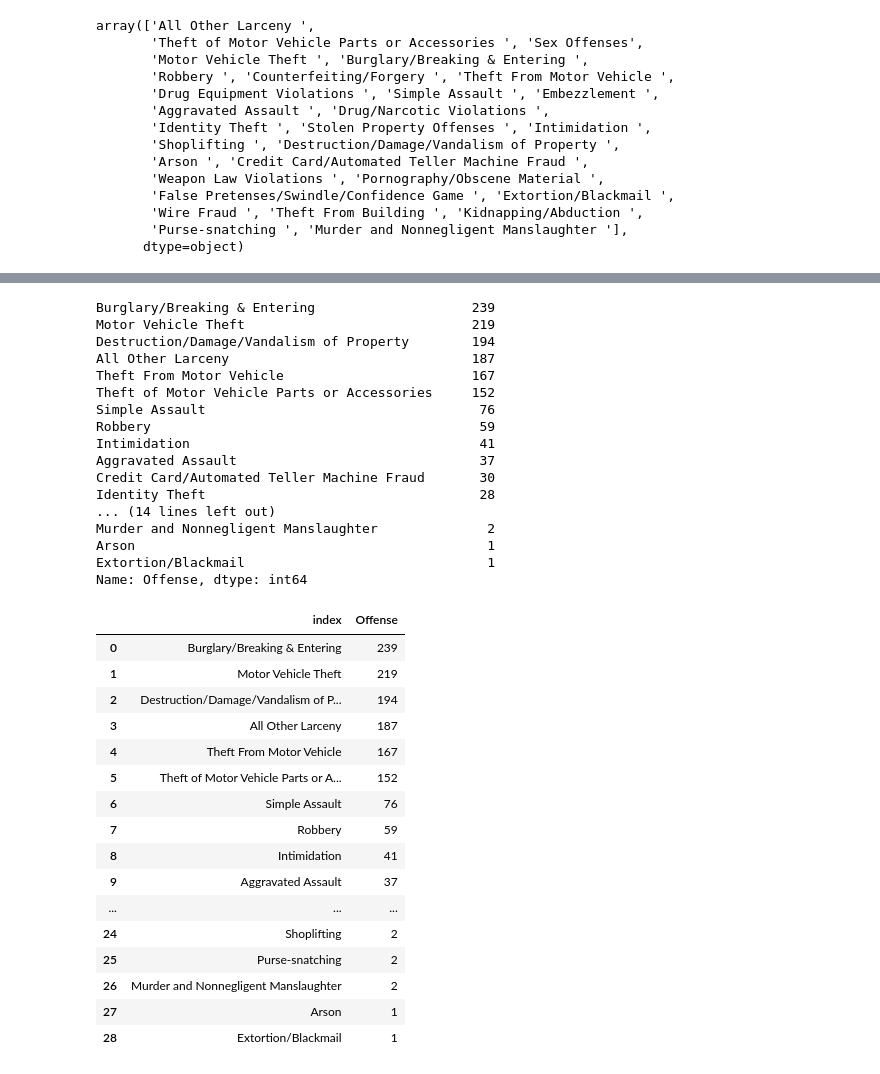
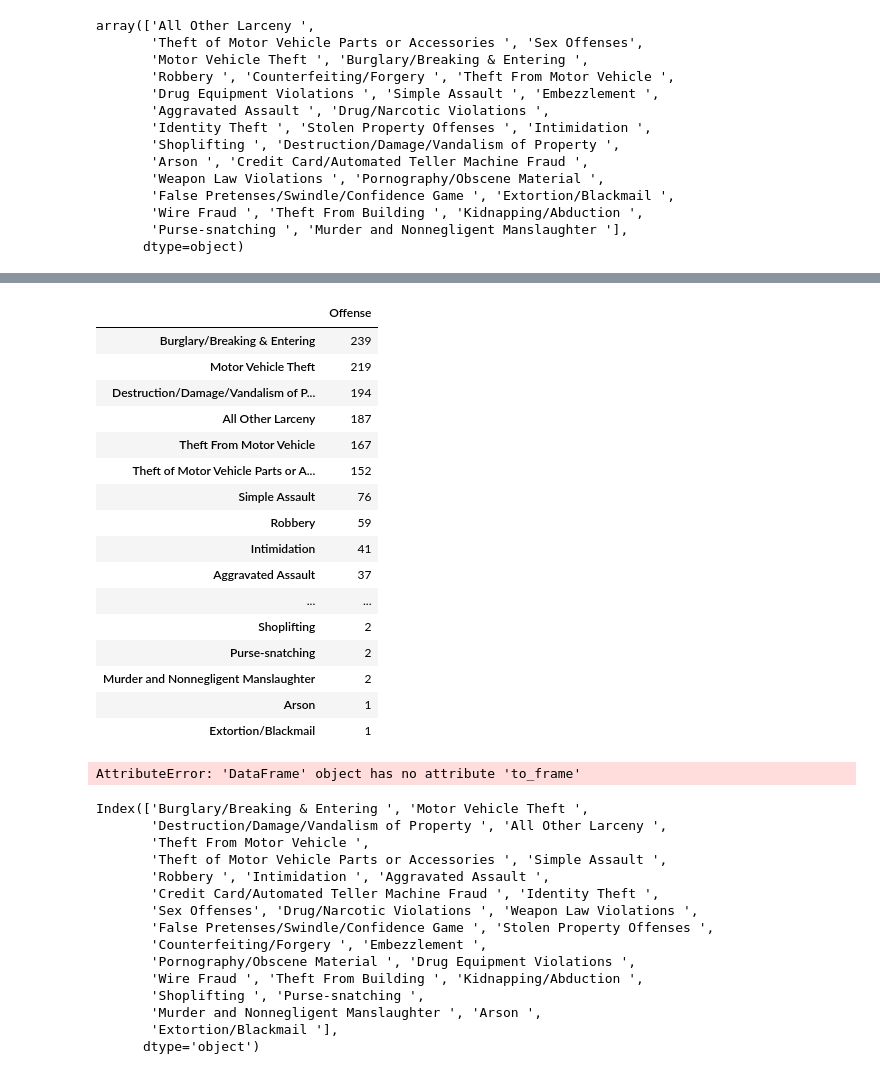
Before and after one commit to chrisolwell/MPLSCrime, a Jupyter notebook: mplsCrime.ipynb, the cells around one changed output, grey strips where cells are left out. Saved outputs shown, nothing was run; the diff lists cells and outputs as text; code cells hidden in the pictures.

```diff
--- a/mplsCrime.ipynb
+++ b/mplsCrime.ipynb
@@ -546,46 +563,47 @@ array(['All Other Larceny ',
 # %%
-standish_counts_df=standish_df.Offense.value_counts()
+standish_counts_df=standish_df.Offense.value_counts().to_frame()
 standish_counts_df
 # %% [output]
-Burglary/Breaking & Entering                    239
-Motor Vehicle Theft                             219
-Destruction/Damage/Vandalism of Property        194
-All Other Larceny                               187
-Theft From Motor Vehicle                        167
-Theft of Motor Vehicle Parts or Accessories     152
-Simple Assault                                   76
-Robbery                                          59
-Intimidation                                     41
-Aggravated Assault                               37
-Credit Card/Automated Teller Machine Fraud       30
-Identity Theft                                   28
-... (14 lines left out)
-Murder and Nonnegligent Manslaughter              2
-Arson                                             1
-Extortion/Blackmail                               1
-Name: Offense, dtype: int64
+|  | Offense |
+| Burglary/Breaking & Entering | 239 |
+| Motor Vehicle Theft | 219 |
+| Destruction/Damage/Vandalism of P... | 194 |
+| All Other Larceny | 187 |
+| Theft From Motor Vehicle | 167 |
+| Theft of Motor Vehicle Parts or A... | 152 |
+| Simple Assault | 76 |
+| Robbery | 59 |
+| Intimidation | 41 |
+| Aggravated Assault | 37 |
+| ... | ... |
+| Shoplifting | 2 |
+| Purse-snatching | 2 |
+| Murder and Nonnegligent Manslaughter | 2 |
+| Arson | 1 |
+| Extortion/Blackmail | 1 |
 # %%
-new_df=standish_counts_df.to_frame().reset_index()
+new_df=standish_counts_df.to_frame()
 new_df
 # %% [output]
-|  | index | Offense |
-| 0 | Burglary/Breaking & Entering | 239 |
-| 1 | Motor Vehicle Theft | 219 |
-| 2 | Destruction/Damage/Vandalism of P... | 194 |
-| 3 | All Other Larceny | 187 |
-| 4 | Theft From Motor Vehicle | 167 |
-| 5 | Theft of Motor Vehicle Parts or A... | 152 |
-| 6 | Simple Assault | 76 |
-| 7 | Robbery | 59 |
-| 8 | Intimidation | 41 |
-| 9 | Aggravated Assault | 37 |
-| ... | ... | ... |
-| 24 | Shoplifting | 2 |
-| 25 | Purse-snatching | 2 |
-| 26 | Murder and Nonnegligent Manslaughter | 2 |
-| 27 | Arson | 1 |
-| 28 | Extortion/Blackmail | 1 |
+AttributeError: 'DataFrame' object has no attribute 'to_frame'
 # %%
 x_axis=new_df.index
 y_axis=new_df.Offense
+x_axis
+# %% [output]
+Index(['Burglary/Breaking & Entering ', 'Motor Vehicle Theft ',
+       'Destruction/Damage/Vandalism of Property ', 'All Other Larceny ',
+       'Theft From Motor Vehicle ',
+       'Theft of Motor Vehicle Parts or Accessories ', 'Simple Assault ',
+       'Robbery ', 'Intimidation ', 'Aggravated Assault ',
+       'Credit Card/Automated Teller Machine Fraud ', 'Identity Theft ',
+       'Sex Offenses', 'Drug/Narcotic Violations ', 'Weapon Law Violations ',
+       'False Pretenses/Swindle/Confidence Game ', 'Stolen Property Offenses ',
+       'Counterfeiting/Forgery ', 'Embezzlement ',
+       'Pornography/Obscene Material ', 'Drug Equipment Violations ',
+       'Wire Fraud ', 'Theft From Building ', 'Kidnapping/Abduction ',
+       'Shoplifting ', 'Purse-snatching ',
+       'Murder and Nonnegligent Manslaughter ', 'Arson ',
+       'Extortion/Blackmail '],
+      dtype='object')
 # %%
```
Also changed, not shown: parts of 4 cells of this notebook, 4 other files.
